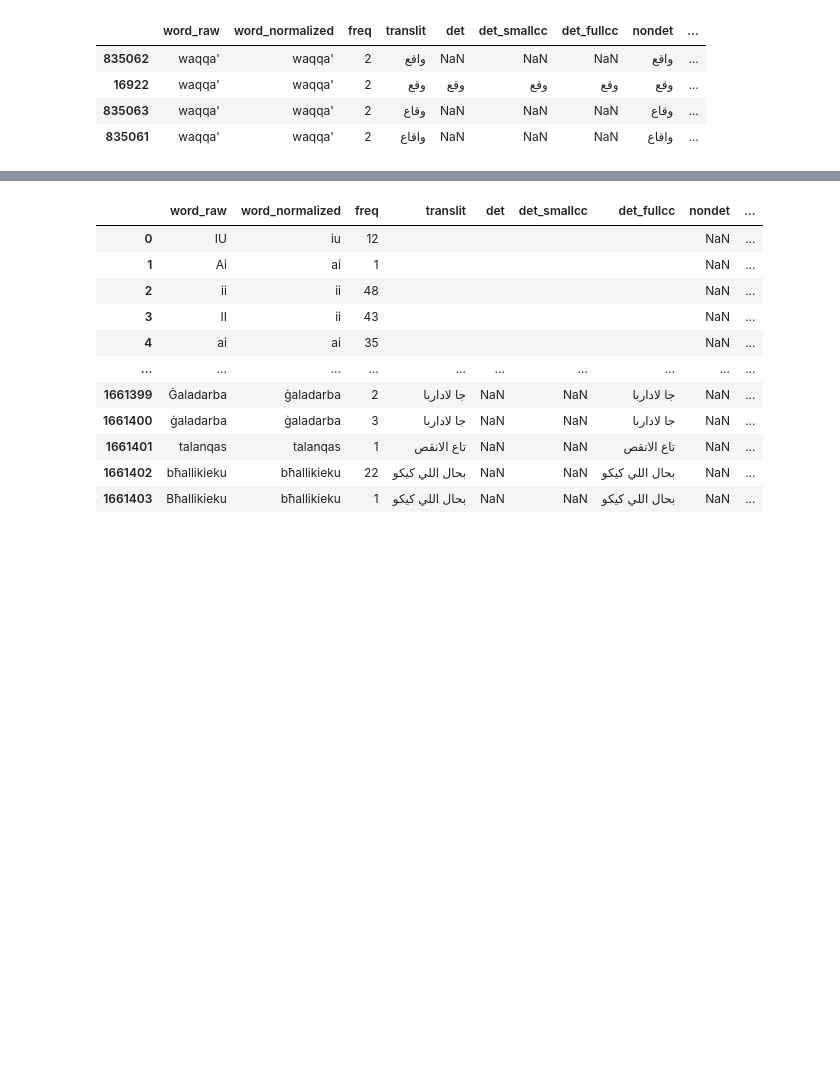
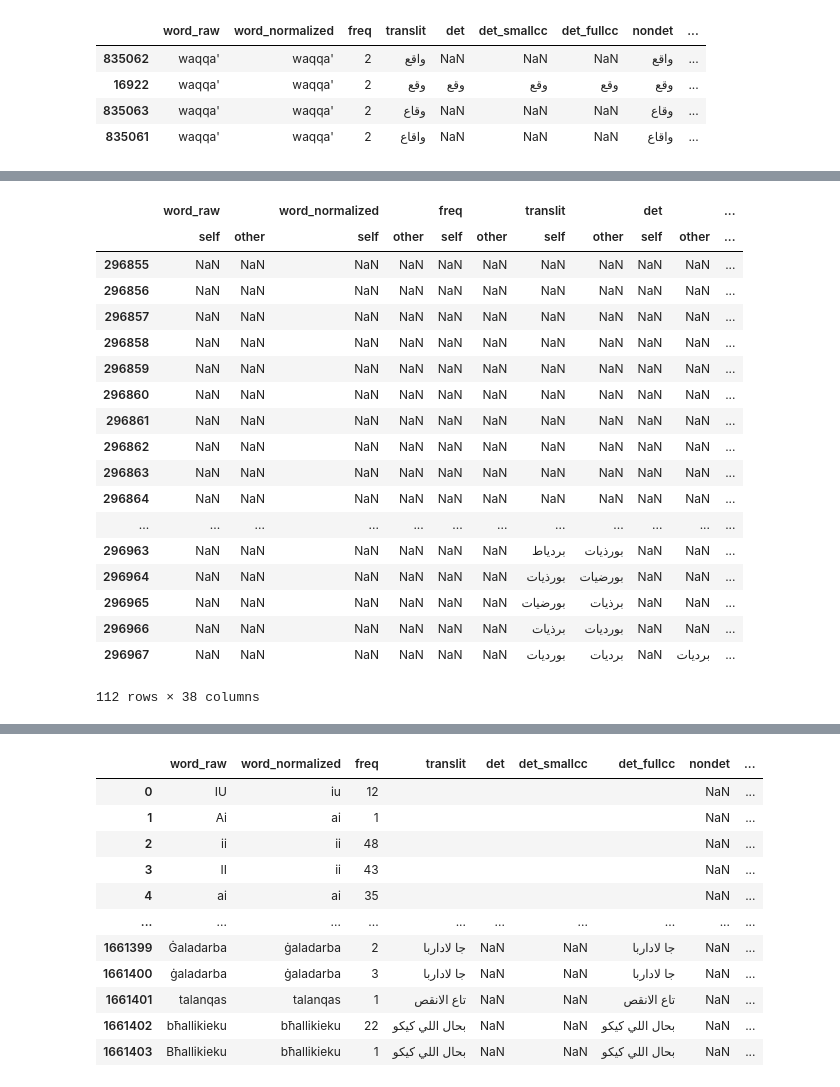
Before and after one commit to MLRS/malti, a Jupyter notebook: malti2arabi_fst.ipynb, the cells around one changed output, grey strips where cells are left out. Drawn from its saved outputs; the diff is of its cells as text; code cells hidden in the pictures; blank space fills up the shorter version.

```diff
--- a/malti2arabi_fst.ipynb
+++ b/malti2arabi_fst.ipynb
@@ -54,3 +71,8 @@ alldata_translit[alldata_translit['word_raw']=="waqqa'"]
 | 16922 | waqqa' | waqqa' | 2 | وقع | وقع | وقع | وقع | وقع | ... |
 | 835063 | waqqa' | waqqa' | 2 | وقاع | NaN | NaN | NaN | وقاع | ... |
 | 835061 | waqqa' | waqqa' | 2 | واقاع | NaN | NaN | NaN | واقاع | ... |
+# %%
+olddata = pd.read_csv('../transliterations/all_transliterated_tuples.tsv',sep='\t' ,keep_default_na=False,
+                 na_values=["#N/A", "#N/A N/A", "#NA", "-1.#IND", "-1.#QNAN", "-NaN", "-nan", "1.#IND", "1.#QNAN", "<NA>", "N/A", "NA", "NaN", "None", "n/a", "nan", "<nan>"]).drop('subtoken_ids_sum',axis=1)
+# %%
+alldata_clean = alldata_translit.drop_duplicates(['word_raw','translit']).replace(np.nan,'<nan>').replace(np.nan,'').replace('<nan>',np.nan)
@@ -56,0 +104,2 @@ alldata_translit[alldata_translit['word_raw']=="waqqa'"]
+# %%
+c = olddata.sort_values(['word_raw','charmodel_maghreb_score']).reset_index(drop=True)[:len(alldata_clean)].compare(alldata_clean.sort_values(['word_raw','charmodel_maghreb_score']).reset_index(drop=True))
@@ -56,0 +126,22 @@ alldata_translit[alldata_translit['word_raw']=="waqqa'"]
+# %%
+c.loc[296855:296867+100]
+# %% [output]
+|  | word_raw |  | word_normalized |  | freq |  | translit |  | det |  | ... |
+|  | self | other | self | other | self | other | self | other | self | other | ... |
+| 296855 | NaN | NaN | NaN | NaN | NaN | NaN | NaN | NaN | NaN | NaN | ... |
+| 296856 | NaN | NaN | NaN | NaN | NaN | NaN | NaN | NaN | NaN | NaN | ... |
+| 296857 | NaN | NaN | NaN | NaN | NaN | NaN | NaN | NaN | NaN | NaN | ... |
+| 296858 | NaN | NaN | NaN | NaN | NaN | NaN | NaN | NaN | NaN | NaN | ... |
+| 296859 | NaN | NaN | NaN | NaN | NaN | NaN | NaN | NaN | NaN | NaN | ... |
+| 296860 | NaN | NaN | NaN | NaN | NaN | NaN | NaN | NaN | NaN | NaN | ... |
+| 296861 | NaN | NaN | NaN | NaN | NaN | NaN | NaN | NaN | NaN | NaN | ... |
+| 296862 | NaN | NaN | NaN | NaN | NaN | NaN | NaN | NaN | NaN | NaN | ... |
+| 296863 | NaN | NaN | NaN | NaN | NaN | NaN | NaN | NaN | NaN | NaN | ... |
+| 296864 | NaN | NaN | NaN | NaN | NaN | NaN | NaN | NaN | NaN | NaN | ... |
+| ... | ... | ... | ... | ... | ... | ... | ... | ... | ... | ... | ... |
+| 296963 | NaN | NaN | NaN | NaN | NaN | NaN | بردياط | بورذيات | NaN | NaN | ... |
+| 296964 | NaN | NaN | NaN | NaN | NaN | NaN | بورذيات | بورضيات | NaN | NaN | ... |
+| 296965 | NaN | NaN | NaN | NaN | NaN | NaN | بورضيات | برذيات | NaN | NaN | ... |
+| 296966 | NaN | NaN | NaN | NaN | NaN | NaN | برذيات | بورديات | NaN | NaN | ... |
+| 296967 | NaN | NaN | NaN | NaN | NaN | NaN | بورديات | برديات | NaN | برديات | ... |
+112 rows × 38 columns
```
Also changed, not shown: parts of 8 cells of this notebook, 2 other files.
